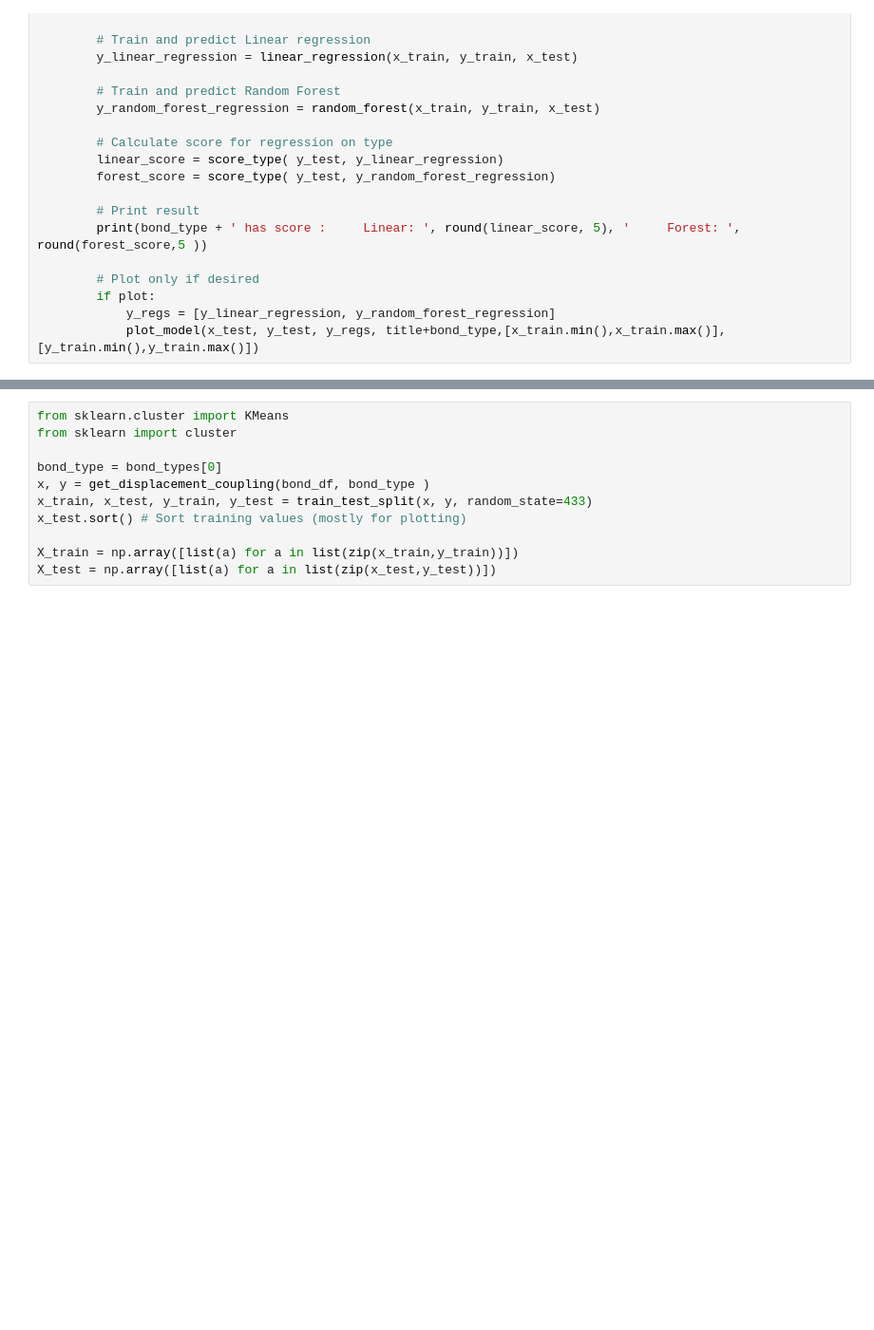
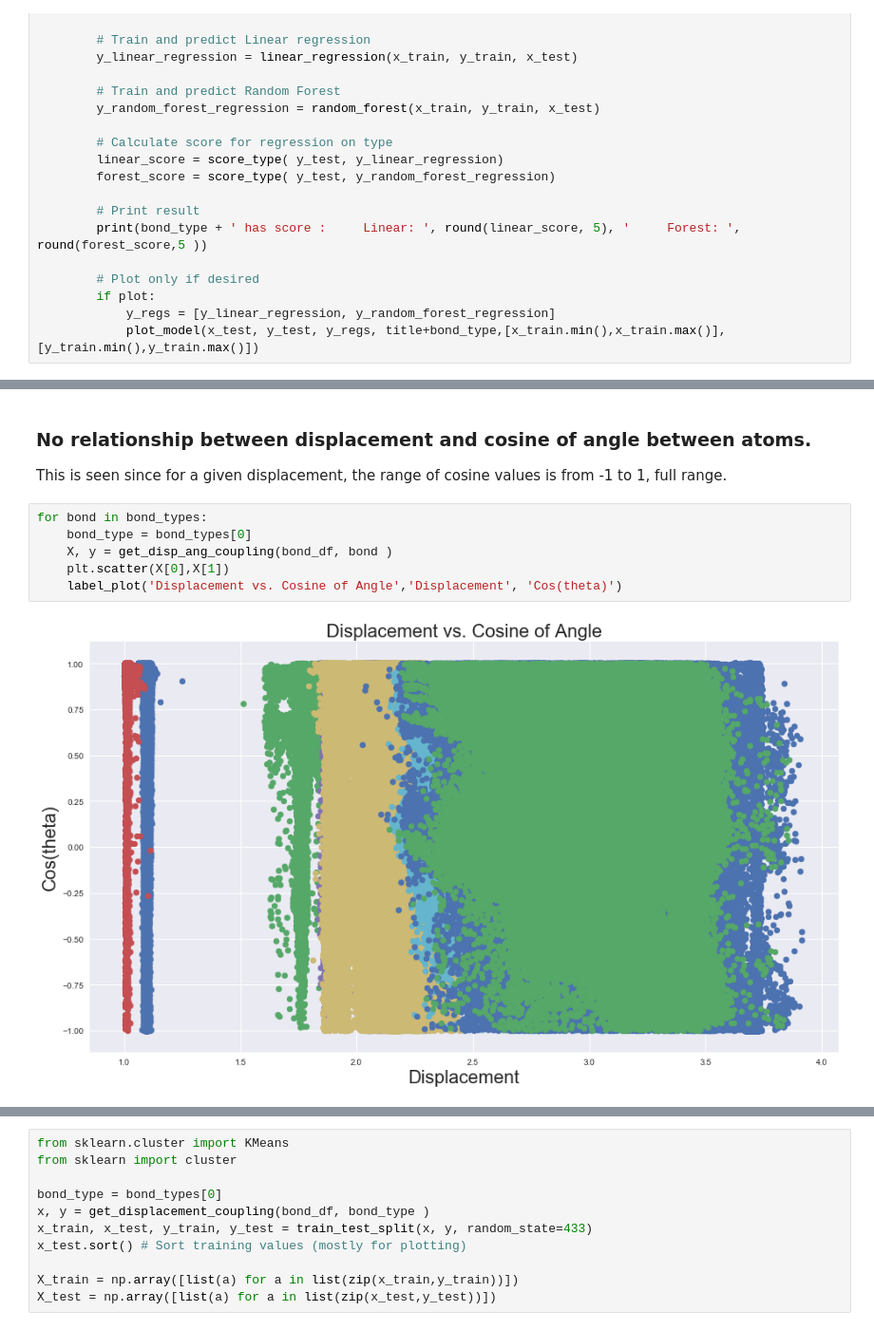
Before and after one commit to stonefollari/champs, a Jupyter notebook: src.ipynb, the cells around one changed output, grey strips where cells are left out. Shown at 95% size. Cells and saved outputs as stored; diff of their text form; blank space fills up the shorter version.

```diff
--- a/src.ipynb
+++ b/src.ipynb
@@ -248,0 +374,11 @@ evaluate_models(True)
+# %% [markdown]
+### No relationship between displacement and cosine of angle between atoms.
+This is seen since for a given displacement, the  range of cosine values is from -1 to 1, full range.
+# %%
+for bond in bond_types:
+    bond_type = bond_types[0]
+    X, y = get_disp_ang_coupling(bond_df, bond )
+    plt.scatter(X[0],X[1])
+    label_plot('Displacement vs. Cosine of Angle','Displacement', 'Cos(theta)')
+# %% [output]
+[figure, added]
```
Also changed, not shown: parts of 44 cells of this notebook.
